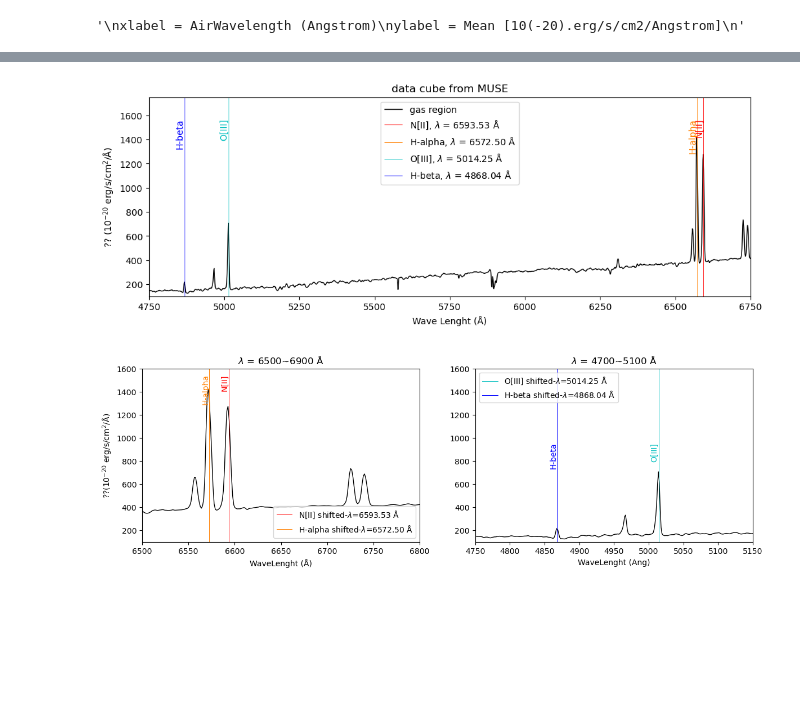
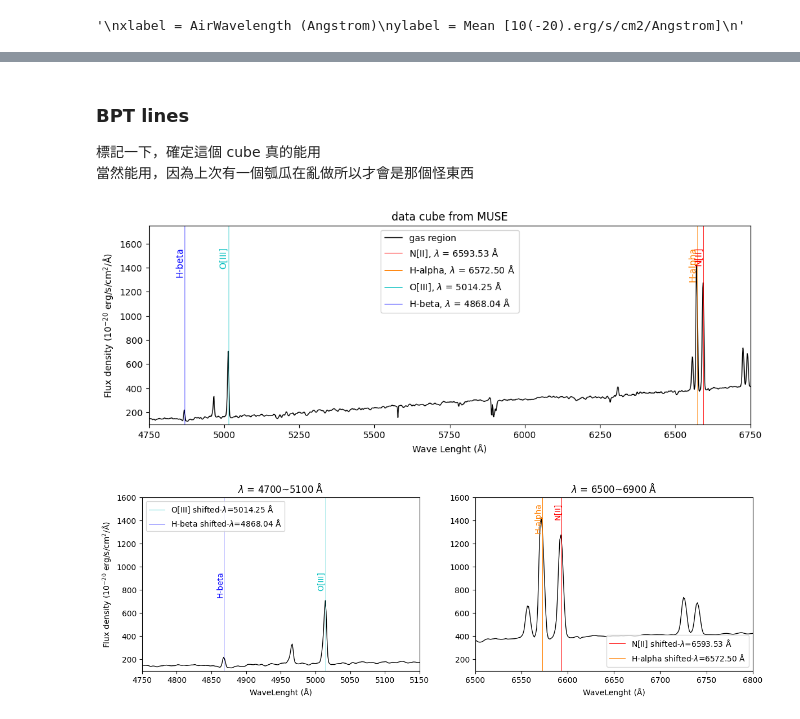
Before and after one commit to aqingo3o/Hello-Circinus, a Jupyter notebook: ionizedGas/py_spectralLine.ipynb, the cells around one changed output, grey strips where cells are left out. Cells and saved outputs as stored; diff of their text form; code cells hidden in the pictures; blank space fills up the shorter version.

Commit message:
Mark other emission lines nearby
應該是最好的版本了

```diff
--- a/ionizedGas/py_spectralLine.ipynb
+++ b/ionizedGas/py_spectralLine.ipynb
@@ -37,6 +47,5 @@ ylabel = Mean [10(-20).erg/s/cm2/Angstrom]
 # %%
 # Line info
-
 z = 0.001448 # redshift of Circinus
 
 # (shifted_wave_lenght [Ang], line_name, color)
@@ -45,6 +54,19 @@ bpt_lines = [((1+z)*6584, 'N[II]', 'r'),
              ((1+z)*5007, 'O[III]', 'c'),
              ((1+z)*4861, 'H-beta', 'b')]
 
-for l, n, _ in bpt_lines:
-    print(f'{n} : shifted wave lenght = {l:.2f} Å ')
+# (line_name, shifted_wave_lenght [Ang])
+emission_lines = [('H-beta*', (1+z)*4861), # 為什麼分兩邊寫因為我是瓠瓜
+                  ('O[III]_4958', (1+z)*4958),
+                  ('O[III]_5007*', (1+z)*5007),
+                  ('H-alpha*', (1+z)*6562),
+                  ('N[II]_6548', (1+z)*6548),
+                  ('N[II]_6583*', (1+z)*6583),
+                  ('O[I]', (1+z)*6300),
+                  #('Ar[III]', (1+z)*7135),
+                  ('S[II]_6716', (1+z)*6716),
+                  ('S[II]_6730', (1+z)*6730)]
+
+print('These lines iwll be masked : ')
+for n, l in emission_lines:
+    print(f'> {n} : shifted wave lenght = {l:.2f} Å ')
 # %% [output]
@@ -55,14 +83,17 @@ H-beta : shifted wave lenght = 4868.04 Å
+# %% [markdown]
+### BPT lines
+標記一下，確定這個 cube 真的能用
+當然能用，因為上次有一個瓠瓜在亂做所以才會是那個怪東西
 # %%
-# four lines
 # 我跟你說，全部畫一張圖的下場就是一坨
+plt.figure(figsize=(12, 4))
 
-plt.figure(figsize=(12, 4))
 plt.plot(x, y, c='k', lw=1, label="gas region")
 plt.xlim(4750, 6750) # Ang
 ymax = 1750
 plt.ylim(100, ymax) # 超可悲之隨便設變數
 plt.xlabel("Wave Lenght (Å)")
-plt.ylabel(r"?? ($10^{-20}$ erg/s/cm$^2$/Å)") # 倆 $ 啟用 latex
+plt.ylabel(r"Flux density ($10^{-20}$ erg/s/cm$^2$/Å)") # 倆 $ 啟用 latex
 plt.title("data cube from MUSE")
 
 for l, name, color in bpt_lines :
@@ -75,38 +106,37 @@ for l, name, color in bpt_lines :
 plt.legend()
 plt.show()
 # %% [output]
-[figure, old version]
+[figure, new version]
 # %%
 # bpt 的橫軸縱軸分開畫耶耶
-
 fig, ax = plt.subplots(1, 2, figsize=(14, 4))
 
+ax[1].plot(x, y, c='k', lw=1)
+ax[1].set_xlim(6500, 6800) # [Å]
+ymax = 1600
+ax[1].set_ylim(100, ymax)
+ax[1].set_xlabel("WaveLenght (Å)")
+ax[0].set_ylabel("Flux density ($10^{-20}$ erg/s/cm$^2$/Å)")
+ax[1].set_title("$\lambda$ = 6500~6900 Å")
+for l, name, c in bpt_lines :
+    if name in ['H-alpha', 'N[II]'] :
+        ax[1].axvline(l, color=c, linestyle="-", lw=0.7, label=f'{name} shifted-$\lambda$={l:.2f} Å') # :.2f 代表顯示兩位浮點數
+        ax[1].text(l, ymax*0.97, name, rotation=90, color=c, fontsize=10, ha='right', va='top')
+ax[1].legend(loc='lower right')
+
 ax[0].plot(x, y, c='k', lw=1)
-ax[0].set_xlim(6500, 6800) # [Ang]
+ax[0].set_xlim(4750, 5150) # [Å]
 ymax = 1600
 ax[0].set_ylim(100, ymax)
 ax[0].set_xlabel("WaveLenght (Å)")
-ax[0].set_ylabel("??($10^{-20}$ erg/s/cm$^2$/Å)")
-ax[0].set_title("$\lambda$ = 6500~6900 Å")
-for l, name, c in bpt_lines :
-    if name in ['H-alpha', 'N[II]'] :
-        ax[0].axvline(l, color=c, linestyle="-", lw=0.7, label=f'{name} shifted-$\lambda$={l:.2f} Å') # :.2f 代表顯示兩位浮點數
-        ax[0].text(l, ymax*0.97, name, rotation=90, color=c, fontsize=10, ha='right', va='top')
-ax[0].legend(loc='lower right')
-
-ax[1].plot(x, y, c='k', lw=1)
-ax[1].set_xlim(4750, 5150) # [Ang]
-ymax = 1600
-ax[1].set_ylim(100, ymax)
-ax[1].set_xlabel("WaveLenght (Ang)")
 ax[1].set_ylabel('')
-ax[1].set_title("$\lambda$ = 4700~5100 Å")
+ax[0].set_title("$\lambda$ = 4700~5100 Å")
 for l, name, c in bpt_lines :
      if name in ['H-beta', 'O[III]']:
-        ax[1].axvline(l, color=c, linestyle="-", lw=0.7, label=f'{name} shifted-$\lambda$={l:.2f} Å')
-        ax[1].text(l, ymax*0.6, name, rotation=90, color=c, fontsize=10, ha='right', va='top')
-ax[1].legend(loc='upper left')
+        ax[0].axvline(l, color=c, linestyle="-", lw=0.7, label=f'{name} shifted-$\lambda$={l:.2f} Å')
+        ax[0].text(l, ymax*0.6, name, rotation=90, color=c, fontsize=10, ha='right', va='top')
+ax[0].legend(loc='upper left')
 
 plt.show()
 # %% [output]
-[figure, old version]
+[figure, new version]
```
Also changed, not shown: parts of 7 cells of this notebook.
